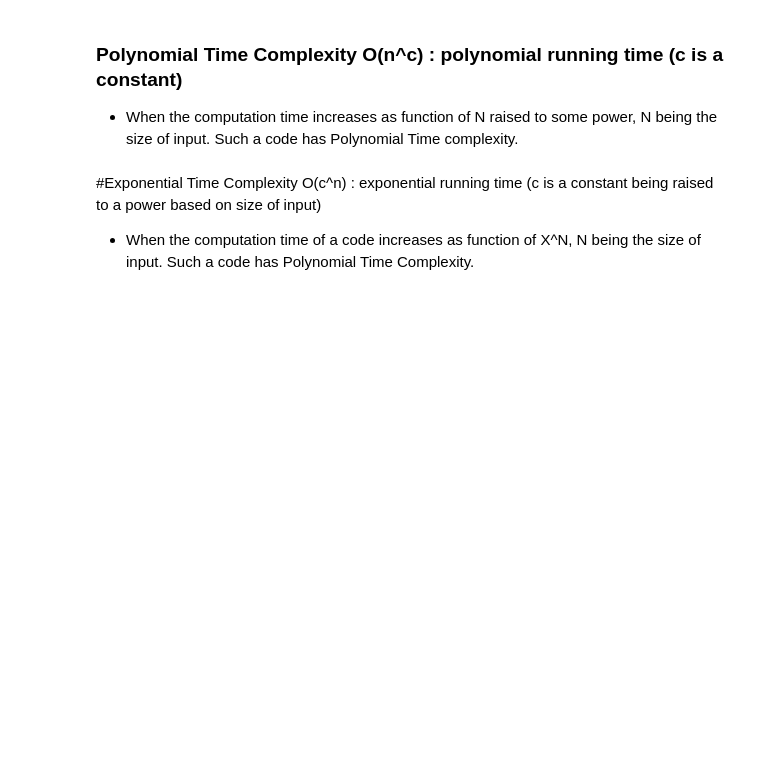
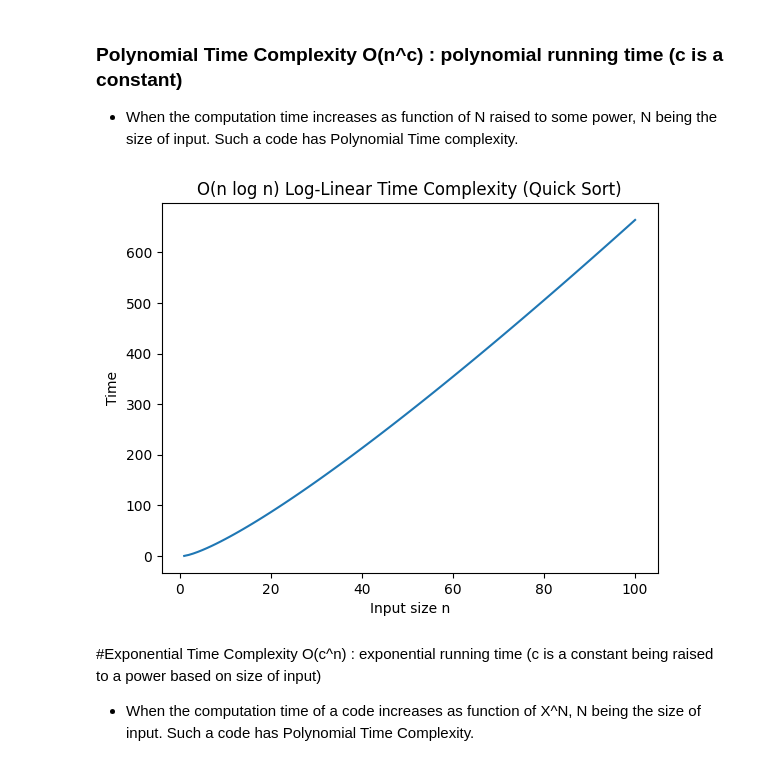
Before and after one commit to 241b218-cpu/Sahil-APS-LAB, a Jupyter notebook: Lab_3_Growth_of_function.ipynb, the cells around one changed output. Cells and saved outputs as stored; diff of their text form; code cells hidden in the pictures; blank space fills up the shorter version.

```diff
--- a/Lab_3_Growth_of_function.ipynb
+++ b/Lab_3_Growth_of_function.ipynb
@@ -93,3 +210,33 @@ result into a Log-Linear Time Complexity program.
+# %%
+# Prob_6 Take Suitable example and write function that runs in log-linear time. plot the graph as well, similar to above example
+import matplotlib.pyplot as plt
+import math
+
+def quick_sort(arr):
+    if len(arr) <= 1:
+        return arr
+    pivot = arr[len(arr) // 2]
+    left = [x for x in arr if x < pivot]
+    middle = [x for x in arr if x == pivot]
+    right = [x for x in arr if x > pivot]
+    return quick_sort(left) + middle + quick_sort(right)
+
+n_values = list(range(1, 101))
+time_values = []
+
+for n in n_values:
+    arr = list(range(n, 0, -1))
+    quick_sort(arr)
+    time_values.append(n * math.log2(n))
+
+plt.figure()
+plt.plot(n_values, time_values)
+plt.xlabel("Input size n")
+plt.ylabel("Time")
+plt.title("O(n log n) Log-Linear Time Complexity (Quick Sort)")
+plt.show()
+# %% [output]
+[figure, added]
 # %% [markdown]
 #Exponential Time Complexity O(c^n) : exponential running time (c is a constant being raised to a power based on size of input)
 
```
Also changed, not shown: parts of 13 cells of this notebook.
